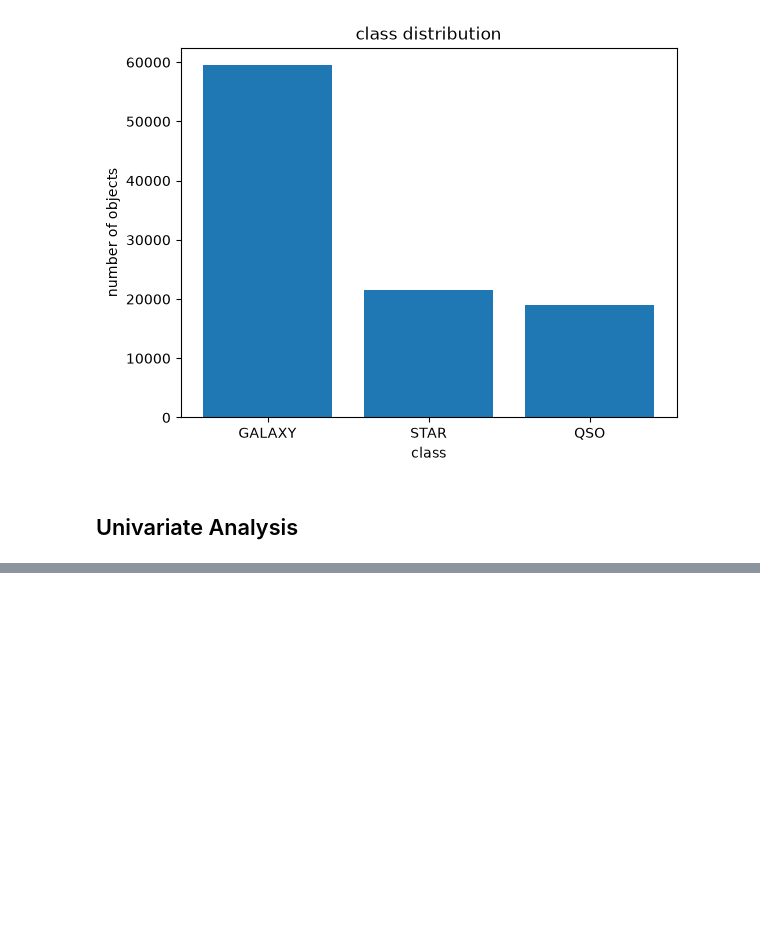
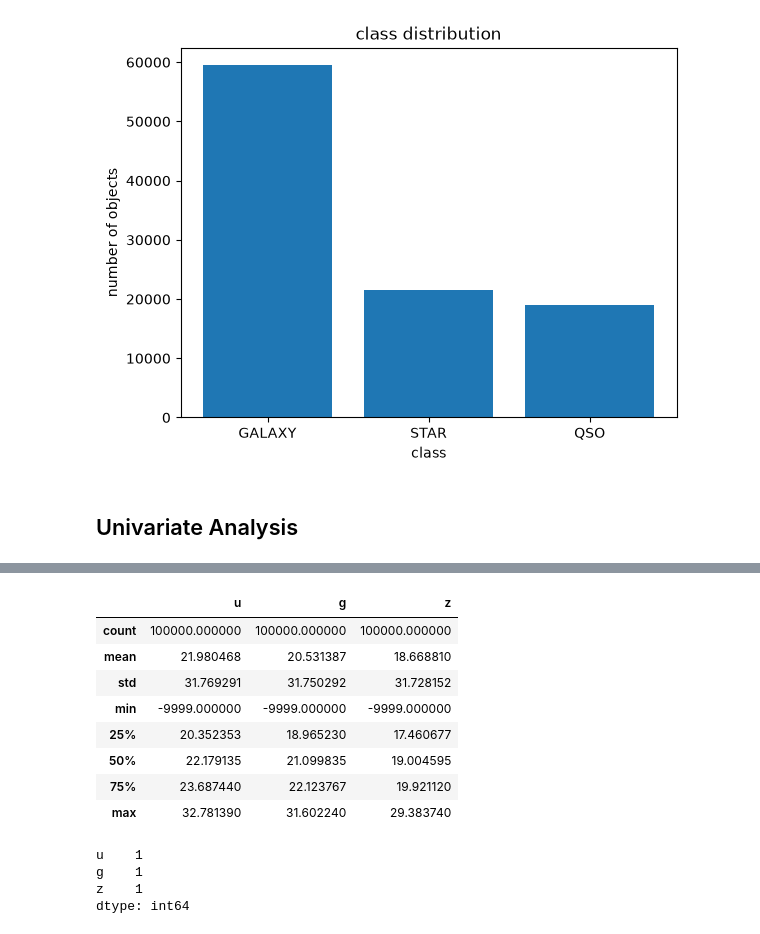
Before and after one commit to kusakabeka/ml-start-practice, a Jupyter notebook: seminar-01-sdss-classification/notebooks/eda-notebook.ipynb, the cells around one changed output, grey strips where cells are left out. Cells and saved outputs as stored; diff of their text form; code cells hidden in the pictures; blank space fills up the shorter version.

```diff
--- a/seminar-01-sdss-classification/notebooks/eda-notebook.ipynb
+++ b/seminar-01-sdss-classification/notebooks/eda-notebook.ipynb
@@ -165,0 +190,19 @@ plt.show()
+# %%
+df[["u", "g", "z"]].describe()
+# %% [output]
+|  | u | g | z |
+| count | 100000.000000 | 100000.000000 | 100000.000000 |
+| mean | 21.980468 | 20.531387 | 18.668810 |
+| std | 31.769291 | 31.750292 | 31.728152 |
+| min | -9999.000000 | -9999.000000 | -9999.000000 |
+| 25% | 20.352353 | 18.965230 | 17.460677 |
+| 50% | 22.179135 | 21.099835 | 19.004595 |
+| 75% | 23.687440 | 22.123767 | 19.921120 |
+| max | 32.781390 | 31.602240 | 29.383740 |
+# %%
+(df[["u", "g", "z"]] == -9999).sum()
+# %% [output]
+u    1
+g    1
+z    1
+dtype: int64
```
Also changed, not shown: parts of 12 cells of this notebook.
